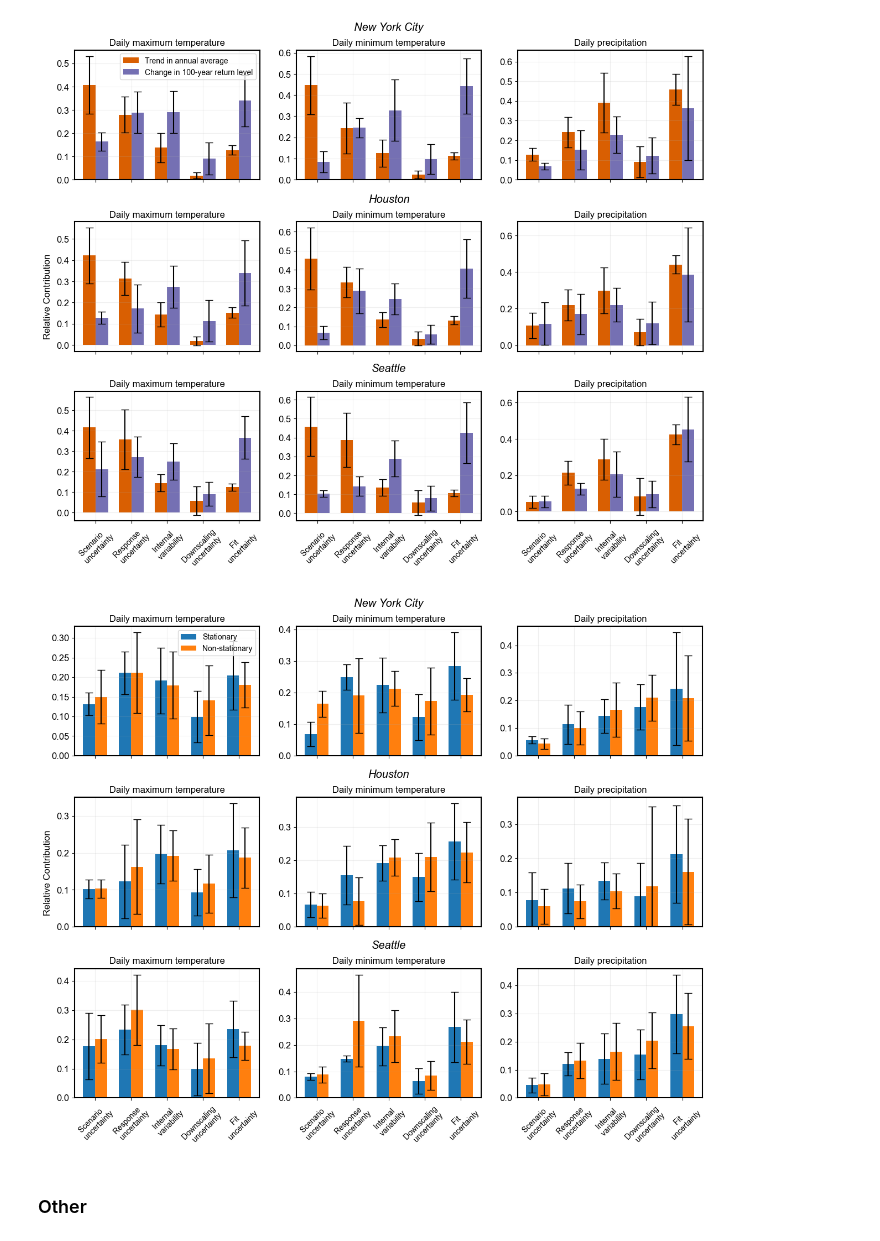
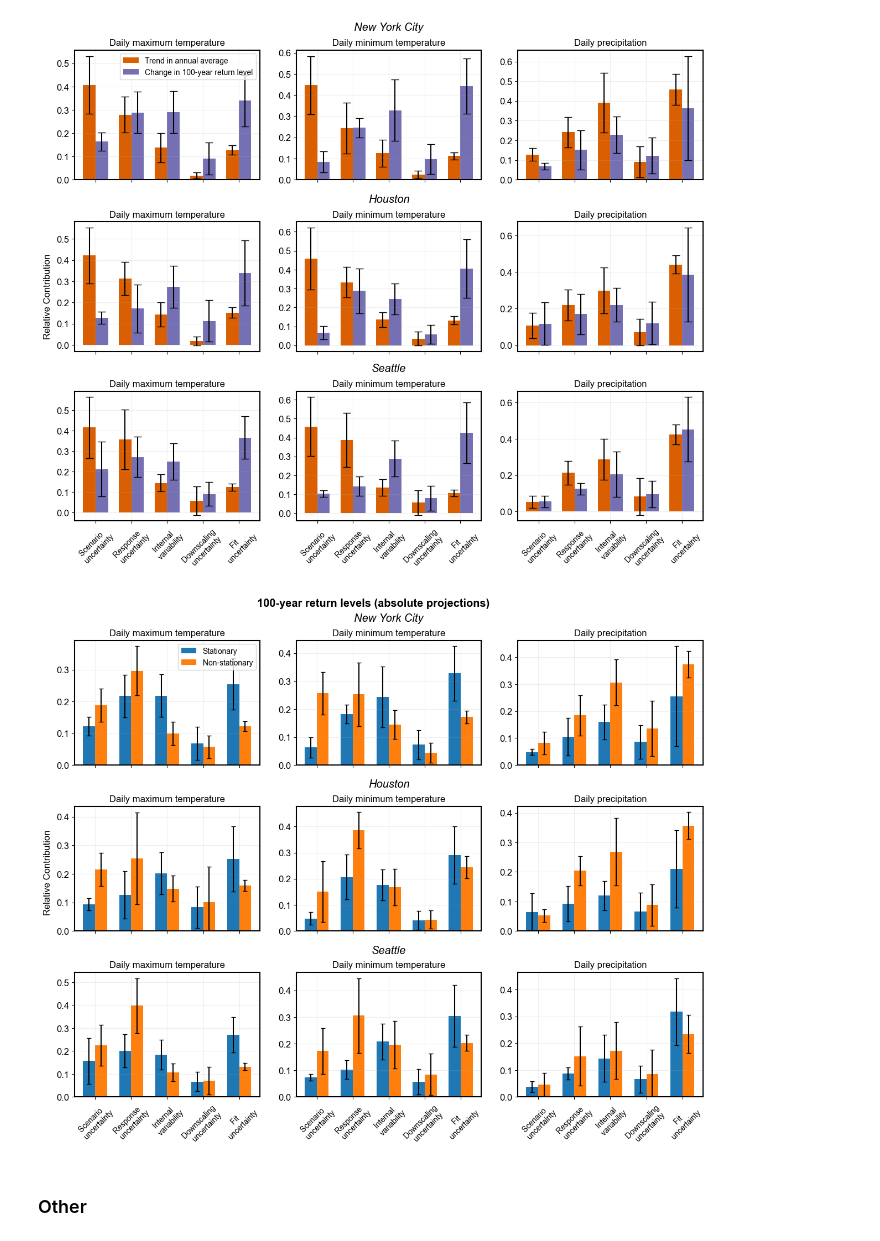
Before and after one commit to david0811/conus_comparison_lafferty-etal-2024, a Jupyter notebook: scripts/03d_sa_cities.ipynb, the cells around one changed output. Drawn from its saved outputs; the diff is of its cells as text; code cells hidden in the pictures.

```diff
--- a/scripts/03d_sa_cities.ipynb
+++ b/scripts/03d_sa_cities.ipynb
@@ -138,0 +253,35 @@ plt.show()
+# %%
+# Plot 5: GEV fit uncertainty
+fig, ax = plt.subplots()
+
+col_name = "100yr_return_level"
+
+# Main
+ax.plot(df_sel['time'], df_sel[var_id], color="black")
+
+# Proj
+ax.fill_between(x = [2050, 2100],
+                y1 = [df_stat[f"{col_name}_proj"].min()],
+                y2 = [df_stat[f"{col_name}_proj"].max()],
+                color='silver', alpha=0.5)
+ax.hlines(df_stat[f"{col_name}_proj"].median(), 2050, 2100, colors="gray", ls="--", lw=2,
+          label = 'Stationary (2050-2100)')
+
+# Non-stationary
+times = [1975, 2075]
+ax.plot(times, df_nonstat_main[[f"{col_name}_{year}" for year in [1975, 2075]]].to_numpy().flatten(),
+        color="gray", ls="dotted", lw=2,
+        label = 'Non-stationary (1950-2100)')
+
+ax.fill_between(x=times,
+                y1 = df_nonstat[[f"{col_name}_{year}" for year in [1975, 2075]]].max().to_numpy().flatten(),
+                y2 = df_nonstat[[f"{col_name}_{year}" for year in [1975, 2075]]].min().to_numpy().flatten(),
+                color="silver", alpha=0.5)
+
+ax.set_xlabel('')
+ax.set_ylabel('Annual maximum temperature [C]')
+ax.set_title(f'GEV fit uncertainty ({ensemble}, {gcm}, {member}, {ssp_name})', fontsize=12, loc='left')
+ax.spines[['right', 'top']].set_visible(False)
+ax.legend(title='Estimates of 100-year return level:', handlelength=2.5)
+
+plt.show()
@@ -258,38 +409,39 @@ for idc, city in enumerate(cities):
         df_stat = pd.read_csv(f"{project_data_path}/extreme_value/cities/original_grid/freq/{city}_{gev_metric_id}_{hist_slice}_{proj_slice}_{stat_fit_method}_stat_nboot{stat_n_boot}{sample_str}.csv")
         df_stat_uc_proj = sacu.calculate_df_uc(df_stat, '100yr_return_level_proj').set_index('uncertainty_type')
         df_stat_uc_diff = sacu.calculate_df_uc(df_stat, '100yr_return_level_diff').set_index('uncertainty_type')
 
         df_nonstat = pd.read_csv(f"{project_data_path}/extreme_value/cities/original_grid/freq/{city}_{gev_metric_id}_{nonstat_slice}_{nonstat_fit_method}_nonstat_nboot{nonstat_n_boot}{sample_str}.csv")
         df_nonstat_uc_proj = sacu.calculate_df_uc(df_nonstat, f'100yr_return_level_{nonstat_diff.split('-')[0]}').set_index('uncertainty_type')
         df_nonstat_uc_diff = sacu.calculate_df_uc(df_nonstat, f'100yr_return_level_diff_{nonstat_diff}').set_index('uncertainty_type')
 
         # # Plot
         # pu.plot_uc_bars(dfs = [df_stat_uc_proj, df_stat_uc_diff, df_nonstat_uc_proj, df_nonstat_uc_diff],
         #                labels = ['Stationary (projection)', 'Stationary (change)', 'Non-stationary (projection)', 'Non-stationary (change)'],
         #                ax = ax,
         #                legend=(idc==0 and idm==0))
 
         # Plot
-        pu.plot_uc_bars(dfs = [df_stat_uc_proj, df_nonstat_uc_proj],
+        pu.plot_uc_bars(dfs = [df_stat_uc_diff, df_nonstat_uc_diff],
                        labels = ['Stationary', 'Non-stationary'],
                        ax = ax,
                        legend=(idc==0 and idm==0))
 
         # Add metric title to each subplot
         ax.set_title(metric_titles[var_id], fontsize=12)
 
         # Only show x-labels on bottom row
         if idc < 2:
             ax.set_xticklabels([])
 
-# Add global y-label
+# Add global labels
 fig.supylabel('Relative Contribution', fontsize=12)
+fig.suptitle('100-year return levels (absolute projections)', fontweight='bold')
 
 # plt.tight_layout()
-# plt.savefig('../figs/main/figure4.pdf', bbox_inches='tight')
-plt.show()
+plt.savefig('../figs/main/city_comparison_diff.pdf', bbox_inches='tight')
+# plt.show()
 # %% [output]
-[figure, old version]
+[figure, new version]
 # %% [markdown]
 ### Other
 # %%
```
Also changed, not shown: parts of 10 cells of this notebook, 11 other files.
